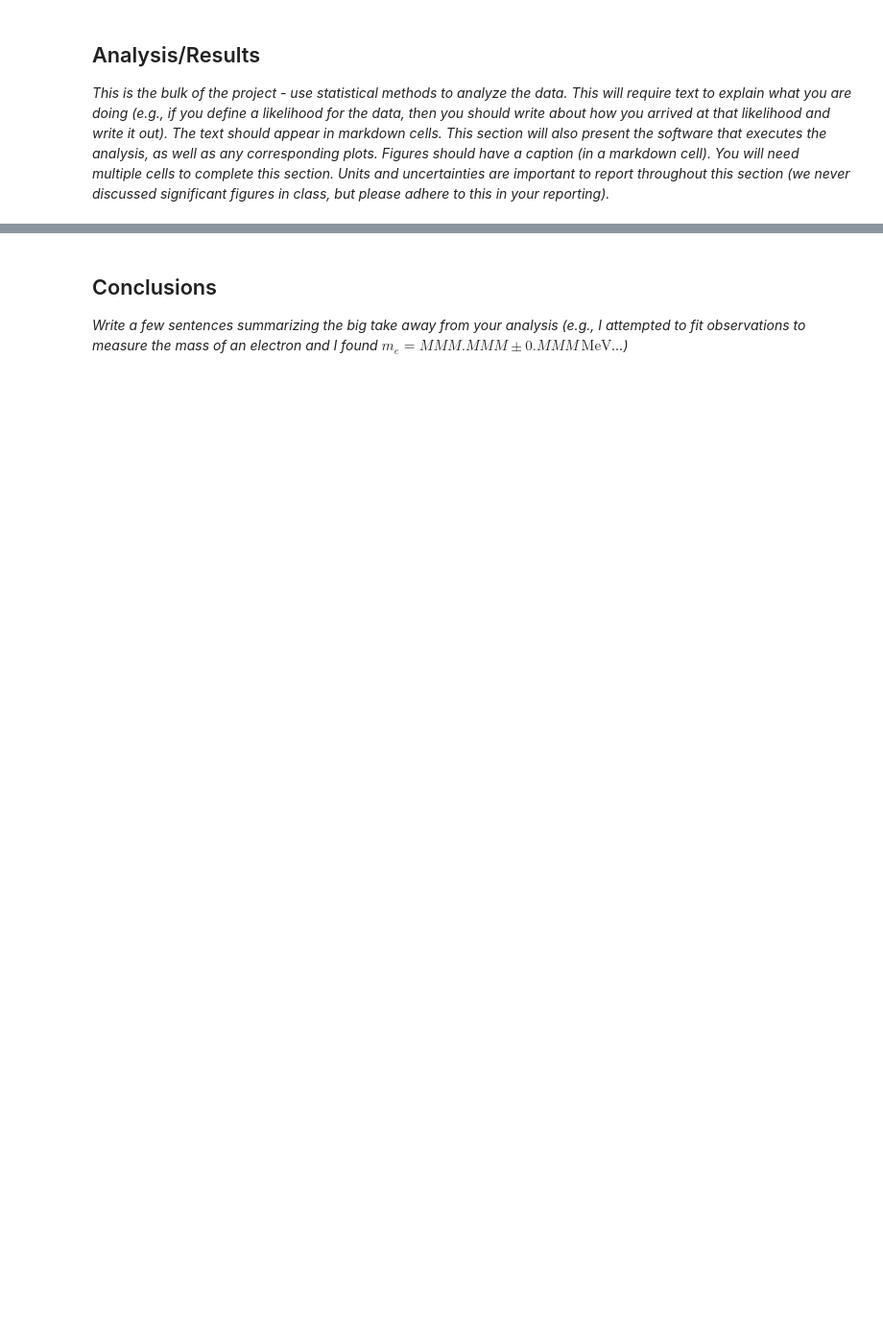
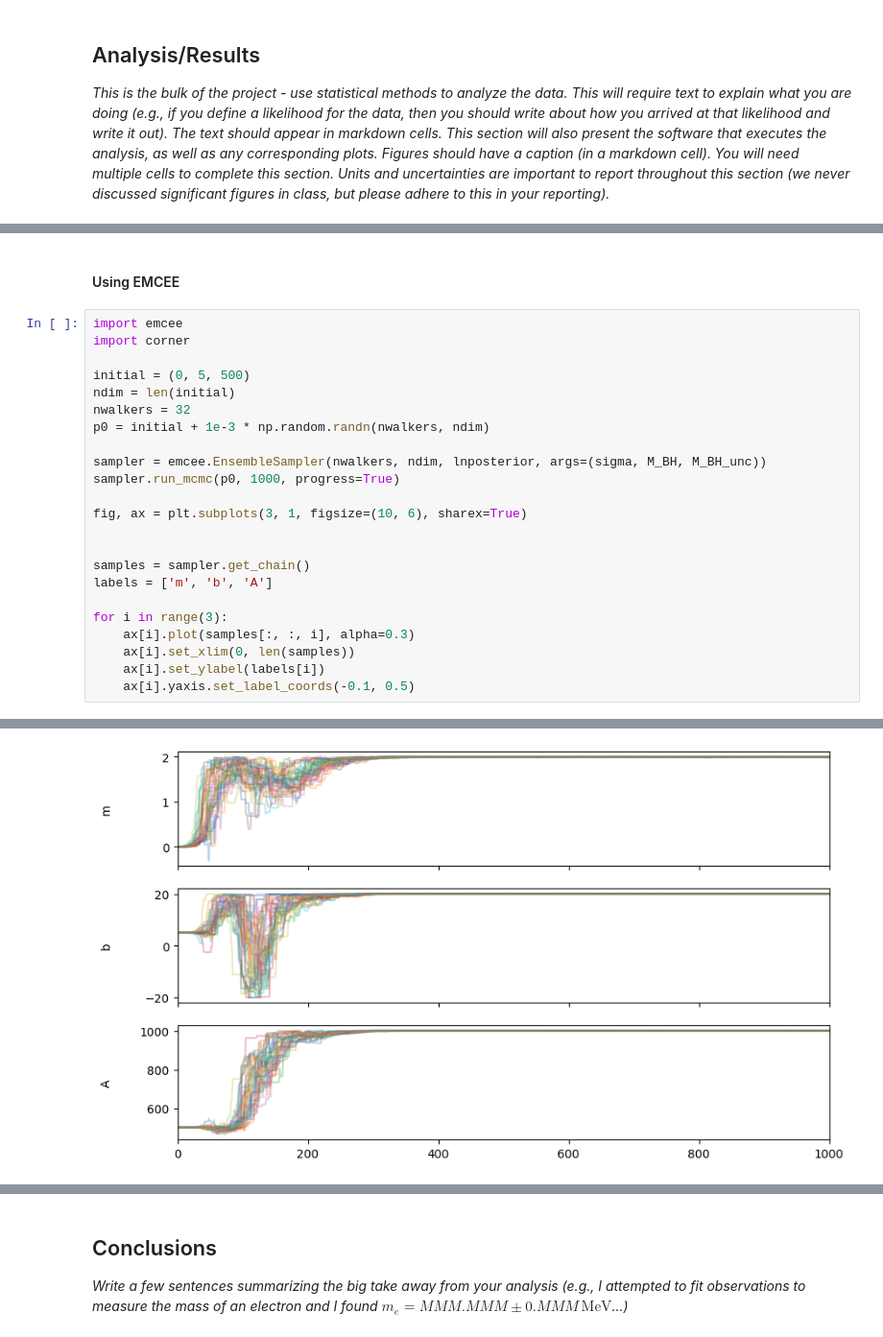
Before and after one commit to theheokboi/DATA_SCI-421, a Jupyter notebook: FinalTemplate.ipynb, the cells around one changed output, grey strips where cells are left out. Shown at 96% size. Cells and saved outputs as stored; diff of their text form; blank space fills up the shorter version.

```diff
--- a/FinalTemplate.ipynb
+++ b/FinalTemplate.ipynb
@@ -35,0 +269,26 @@ Follow this template when completing the final project.
+# %% [markdown]
+#### Using EMCEE
+# %%
+import emcee
+import corner
+
+initial = (0, 5, 500)
+ndim = len(initial)
+nwalkers = 32
+p0 = initial + 1e-3 * np.random.randn(nwalkers, ndim)
+
+sampler = emcee.EnsembleSampler(nwalkers, ndim, lnposterior, args=(sigma, M_BH, M_BH_unc))
+sampler.run_mcmc(p0, 1000, progress=True)
+
+fig, ax = plt.subplots(3, 1, figsize=(10, 6), sharex=True)
+
+
+samples = sampler.get_chain()
+labels = ['m', 'b', 'A']
+
+for i in range(3):
+    ax[i].plot(samples[:, :, i], alpha=0.3)
+    ax[i].set_xlim(0, len(samples))
+    ax[i].set_ylabel(labels[i])
+    ax[i].yaxis.set_label_coords(-0.1, 0.5)
+# %% [output]
@@ -35,0 +296 @@ Follow this template when completing the final project.
+[figure, added]
```
Also changed, not shown: parts of 12 cells of this notebook, 4 other files.
